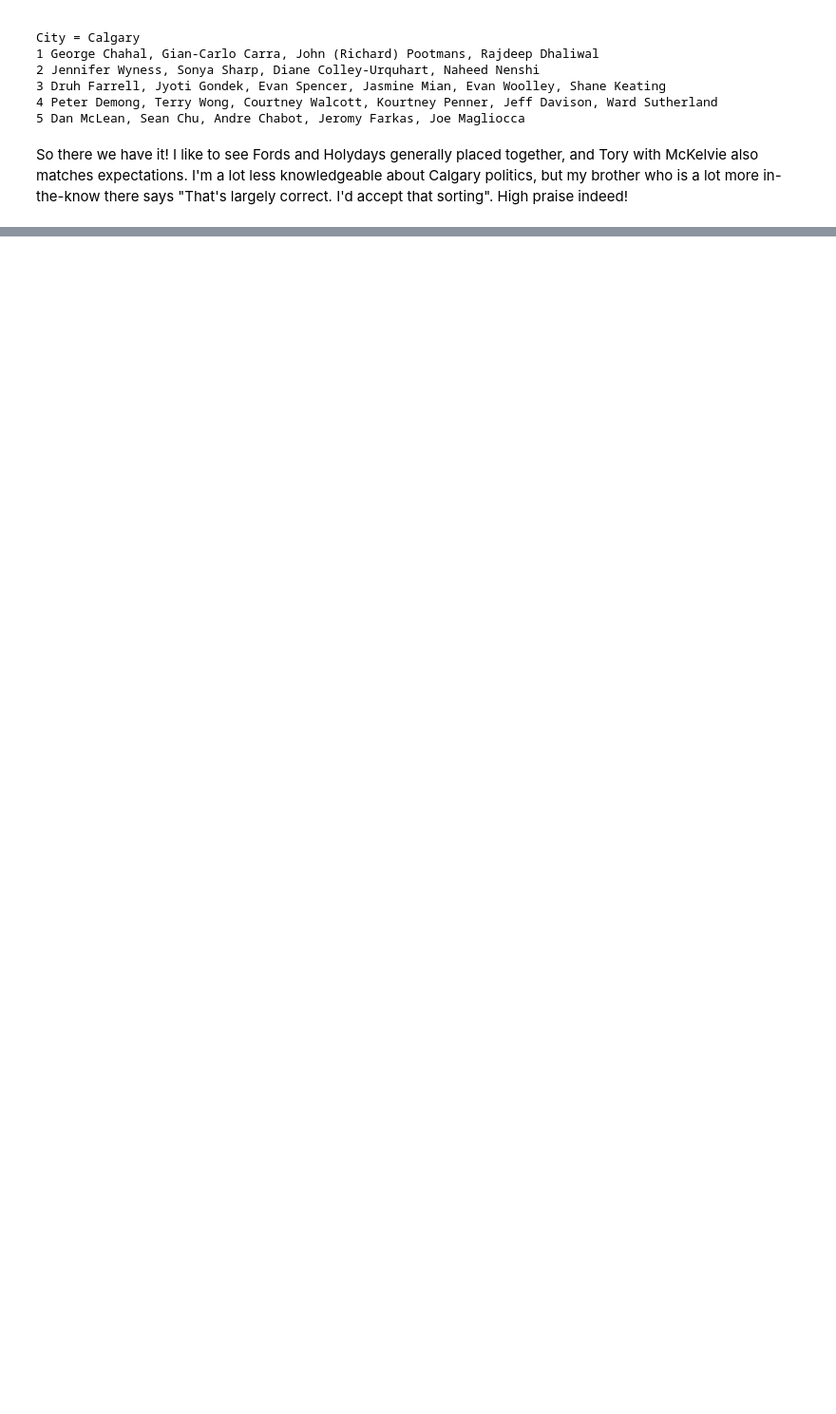
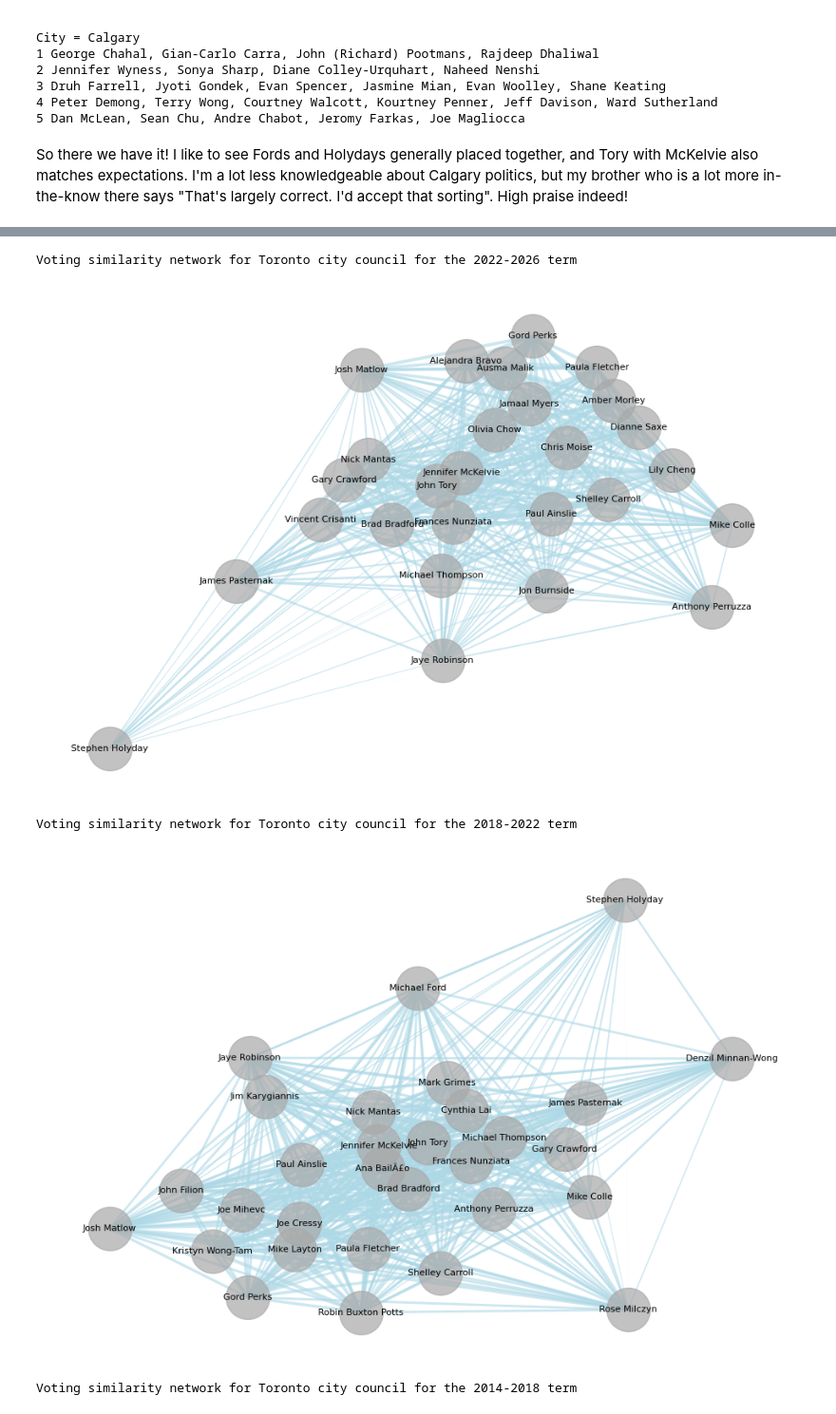
Before and after one commit to markomemos/councillors, a Jupyter notebook: councillor_clustering.ipynb, the cells around one changed output, grey strips where cells are left out. Shown at 95% size. Drawn from its saved outputs; the diff is of its cells as text; code cells hidden in the pictures; blank space fills up the shorter version.

Commit message:
Add many re-writes, add network graphs

```diff
--- a/councillor_clustering.ipynb
+++ b/councillor_clustering.ipynb
@@ -1189,0 +1066,63 @@ So there we have it! I like to see Fords and Holydays generally placed together,
+# %%
+# Create an agreement matrix
+A_term_df = {}
+for city_id, term_list in terms.items():
+    A_term_df[city_id] = {}
+    for term in term_list:
+        a_df = n_term_df[city_id][term]-d_term_df[city_id][term]
+        A_term_df[city_id][term] = (a_df+1) / (n_term_df[city_id][term]+2)
+# %%
+# Make agreement matrix symmetric, and make NA's into zeroes, and make diagonal into 1
+for city_id, term_df_dict in A_term_df.items():
+    for term, df in term_df_dict.items():
+        cols = df.columns
+        rem_cols = cols.copy()
+        for col1 in cols:
+            df.at[col1,col1] = 1
+            rem_cols.drop(col1)
+            for col2 in rem_cols:
+                df.at[col2,col1] = df.at[col1,col2]
+        df.fillna(0, inplace=True)
+# %%
+for city_id, term_df_dict in A_term_df.items():
+    for term, df in term_df_dict.items():
+        print(f'Voting similarity network for {city_dict[city_id]} city council for the {term} term')
+
+        G=nx.from_pandas_adjacency(1-A_term_df[city_id][term])
+
+        # Make network line thicknesses related to the strength of the connection between the two nodes (councillors)
+        widths = nx.get_edge_attributes(G, 'weight')
+        widths_mean = np.mean(list(widths.values()))
+        widths_std = np.std(list(widths.values()))
+        widths.update((x, -(y-widths_mean)/widths_std+2) for x, y in widths.items())
+
+        nodelist = G.nodes()
+
+        plt.figure(figsize=(12,8))
+
+        # There are two reasonable options for the node locations:
+        # the spring_layout seems to have difficulty with prioritizing keeping nodes from overlapping too much
+        #pos = nx.spring_layout(G,weight='weight')
+        pos = nx.kamada_kawai_layout(G,weight='weight')
+        nx.draw_networkx_nodes(G,pos,
+                               nodelist=nodelist,
+                               node_size=1500,
+                               node_color='darkgrey',
+                               alpha=0.7)
+        nx.draw_networkx_edges(G,pos,
+                               edgelist = widths.keys(),
+                               width=list(widths.values()),
+                               edge_color='lightblue',
+                               alpha=0.6)
+        nx.draw_networkx_labels(G, pos=pos,
+                                labels=dict(zip(nodelist,nodelist)),
+                                font_color='black',
+                                font_size = 8)
+        plt.box(False)
+        plt.show()
+# %% [output]
+Voting similarity network for Toronto city council for the 2022-2026 term
+[figure, added]
+Voting similarity network for Toronto city council for the 2018-2022 term
+[figure, added]
+Voting similarity network for Toronto city council for the 2014-2018 term
```
Also changed, not shown: parts of 45 cells of this notebook, 1 other file.
